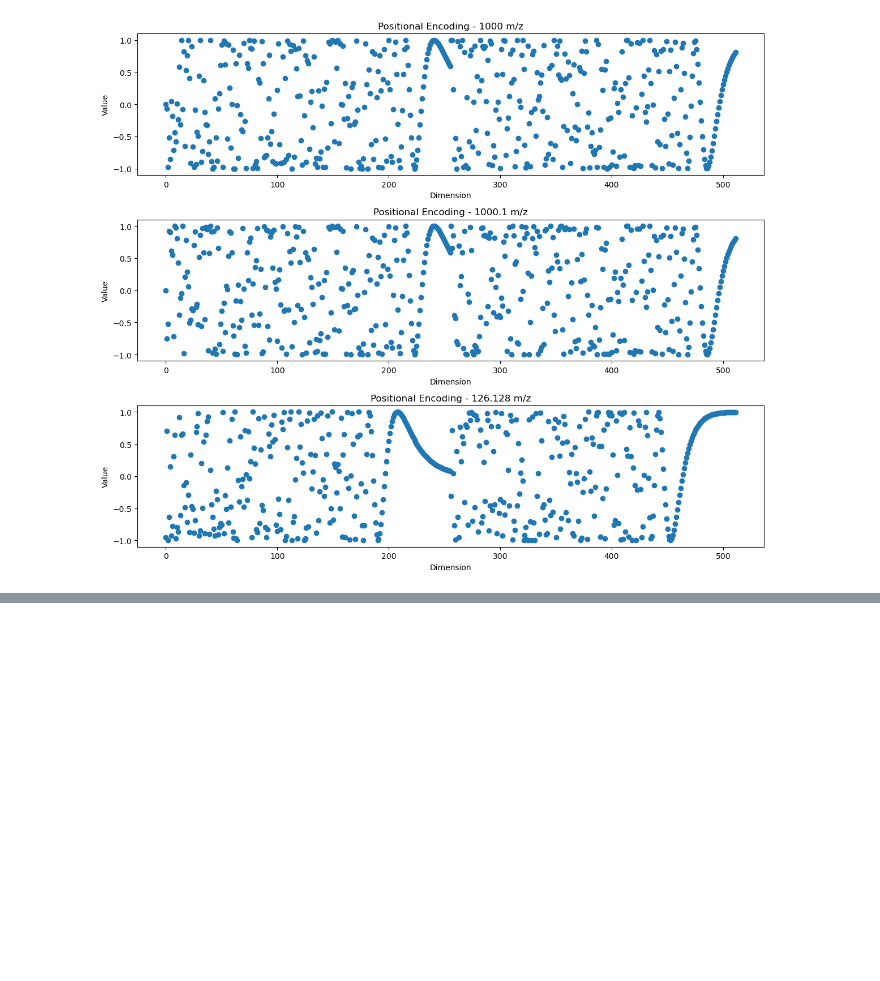
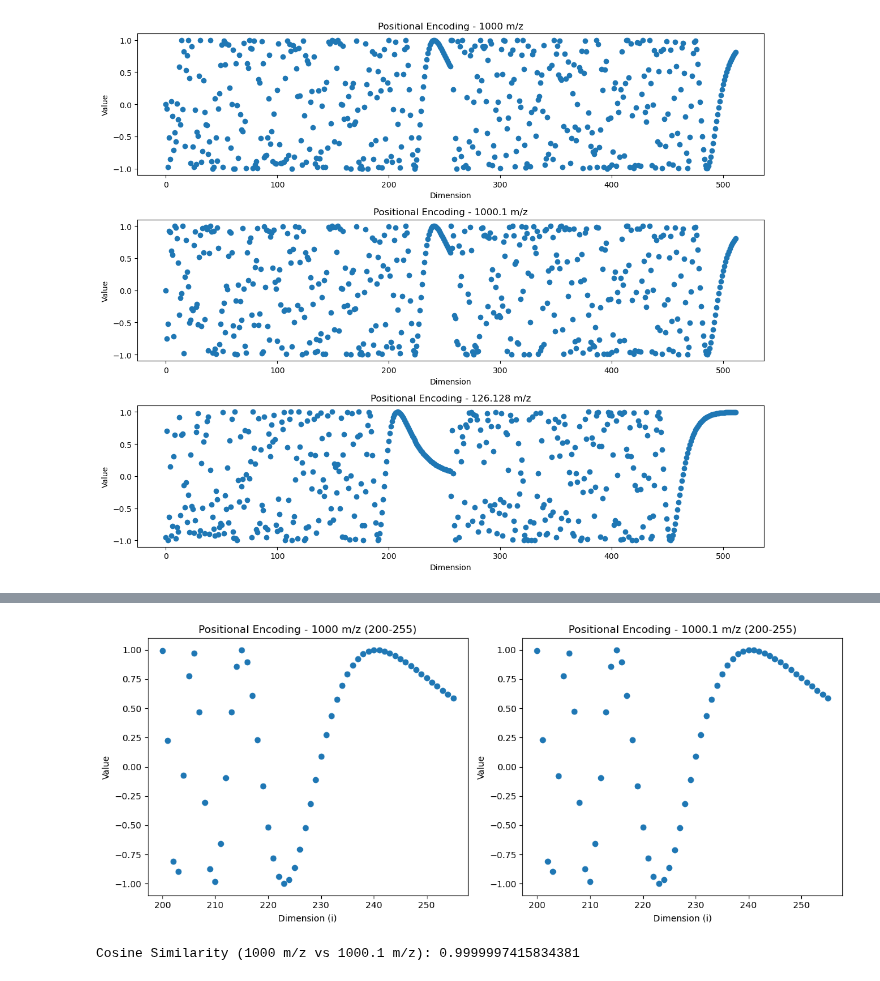
Before and after one commit to Alexander-Sol/MS_spectra_encoding, a Jupyter notebook: TutorialOutline.ipynb, the cells around one changed output, grey strips where cells are left out. Drawn from its saved outputs; the diff is of its cells as text; code cells hidden in the pictures; blank space fills up the shorter version.

Commit message:
added additional plots to give intuition for positional embedding

```diff
--- a/TutorialOutline.ipynb
+++ b/TutorialOutline.ipynb
@@ -298,0 +312,27 @@ plt.show()
+# %%
+# for encode_1 and encode_2, plot the values from 200 to 255
+# and calculate the cosine similarity between the two
+plt.figure(figsize=(12, 5))
+
+plt.subplot(1, 2, 1)
+plt.scatter(range(200, 256), encode_1[200:256])
+plt.title("Positional Encoding - 1000 m/z (200-255)")
+plt.xlabel("Dimension (i)")
+plt.ylabel("Value")
+
+plt.subplot(1, 2, 2)
+plt.scatter(range(200, 256), encode_2[200:256])
+plt.title("Positional Encoding - 1000.1 m/z (200-255)")
+plt.xlabel("Dimension (i)")
+plt.ylabel("Value")
+
+plt.tight_layout()
+plt.show()
+from sklearn.metrics.pairwise import cosine_similarity
+
+# Calculate cosine similarity between the two encodings
+cosine_sim = cosine_similarity([encode_1[200:256]], [encode_2[200:256]])
+print("Cosine Similarity (1000 m/z vs 1000.1 m/z):", cosine_sim[0][0])
+# %% [output]
+[figure, added]
+Cosine Similarity (1000 m/z vs 1000.1 m/z): 0.9999997415834381
```
Also changed, not shown: parts of 5 cells of this notebook, 1 other file.
